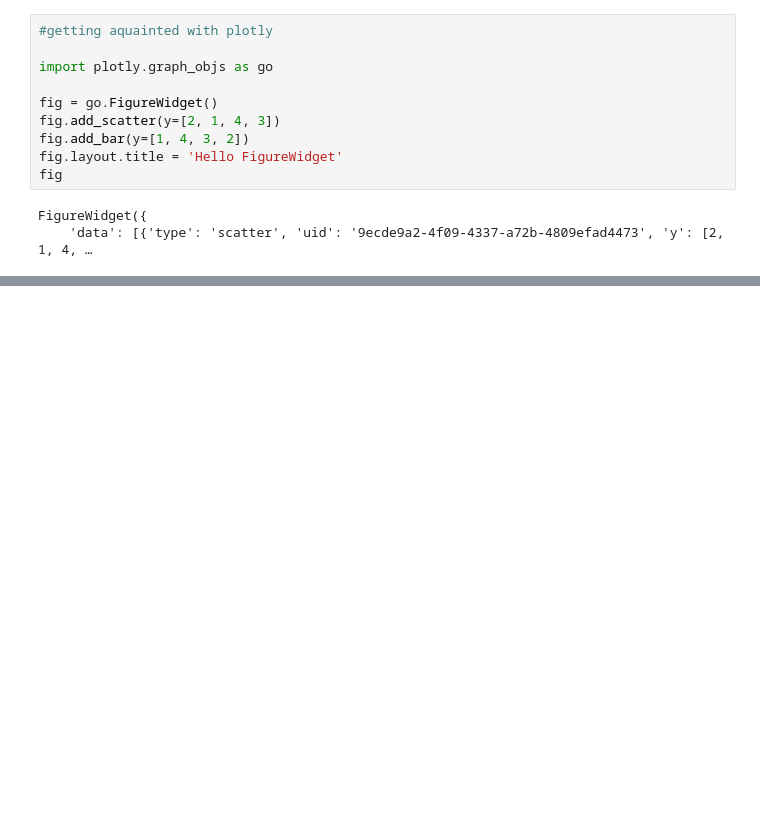
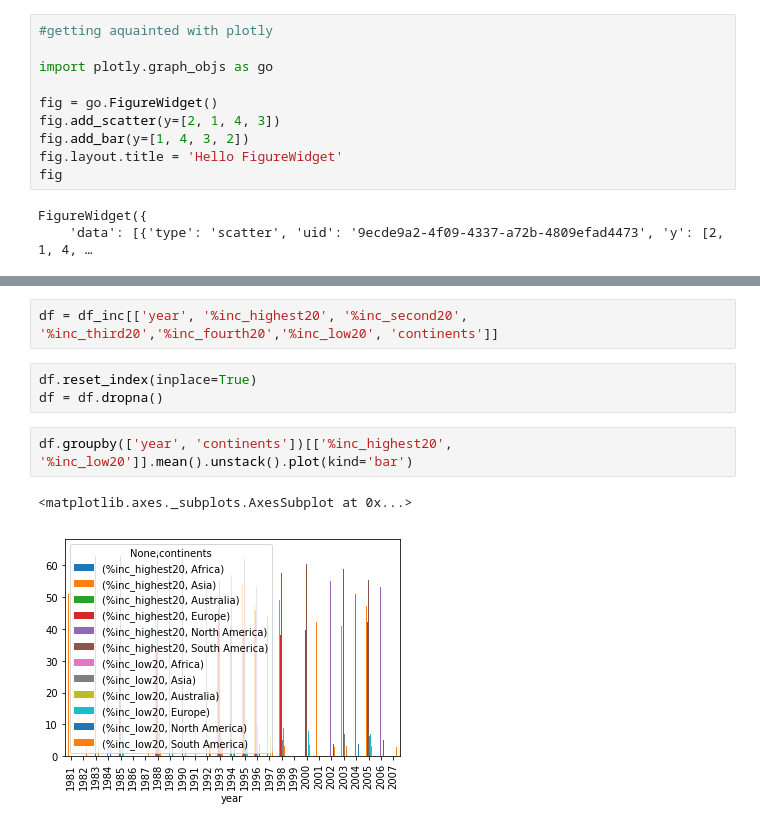
Before and after one commit to maniaclogic/income_disparities, a Jupyter notebook: income_dis/Income_disparities.ipynb, the cells around one changed output, grey strips where cells are left out. Cells and saved outputs as stored; diff of their text form; blank space fills up the shorter version.

Commit message:
choropleth live updating, barchart per year added, formatting of DIVs

```diff
--- a/income_dis/Income_disparities.ipynb
+++ b/income_dis/Income_disparities.ipynb
@@ -302,0 +301,10 @@ FigureWidget({
+# %%
+df = df_inc[['year', '%inc_highest20', '%inc_second20', '%inc_third20','%inc_fourth20','%inc_low20', 'continents']]
+# %%
+df.reset_index(inplace=True)
+df = df.dropna()
+# %%
+df.groupby(['year', 'continents'])[['%inc_highest20', '%inc_low20']].mean().unstack().plot(kind='bar')
+# %% [output]
+<matplotlib.axes._subplots.AxesSubplot at 0x...>
+[figure, added]
```
Also changed, not shown: parts of 9 cells of this notebook, 2 other files.
